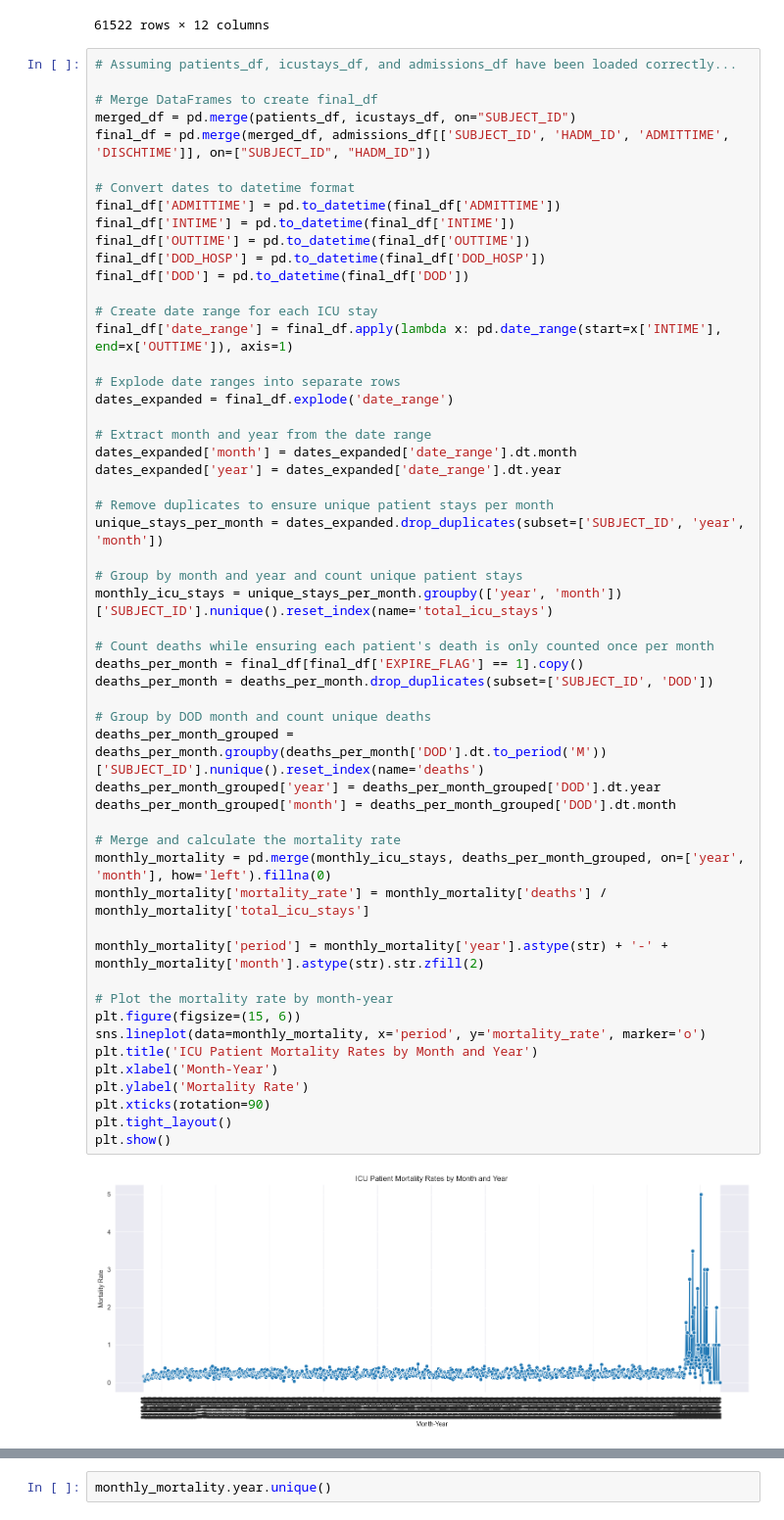
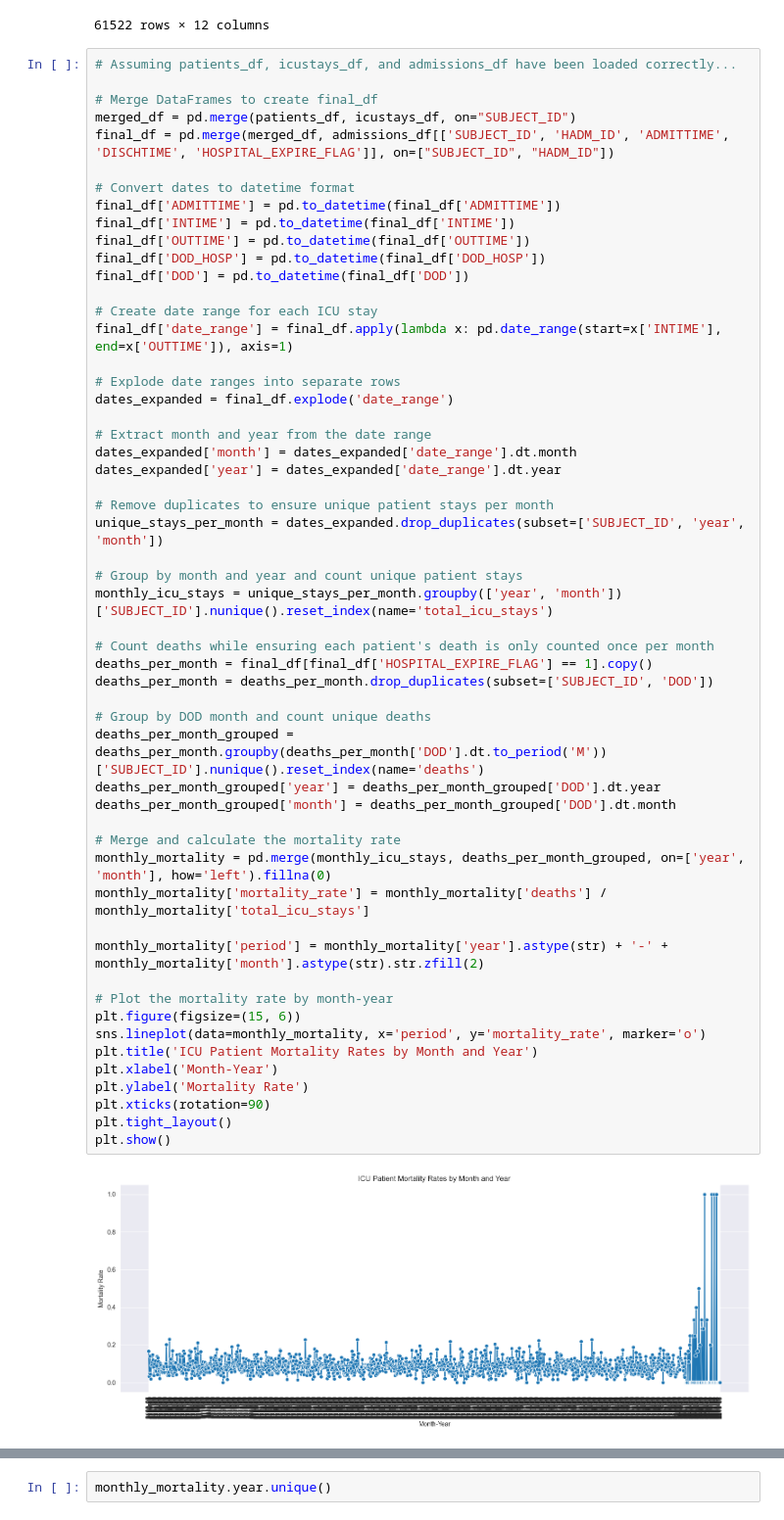
Before and after one commit to Math2130/MIMIC-III-Mortality-Analysis, a Jupyter notebook: VisualizationTime.ipynb, the cells around one changed output, grey strips where cells are left out. Shown at 98% size. Cells and saved outputs as stored; diff of their text form.

Commit message:
Make line plots depend on HOSPITAL_EXPIRE_FLAG

```diff
--- a/VisualizationTime.ipynb
+++ b/VisualizationTime.ipynb
@@ -66,7 +66,7 @@ icustays_df
 
 # Merge DataFrames to create final_df
 merged_df = pd.merge(patients_df, icustays_df, on="SUBJECT_ID")
-final_df = pd.merge(merged_df, admissions_df[['SUBJECT_ID', 'HADM_ID', 'ADMITTIME', 'DISCHTIME']], on=["SUBJECT_ID", "HADM_ID"])
+final_df = pd.merge(merged_df, admissions_df[['SUBJECT_ID', 'HADM_ID', 'ADMITTIME', 'DISCHTIME', 'HOSPITAL_EXPIRE_FLAG']], on=["SUBJECT_ID", "HADM_ID"])
 
 # Convert dates to datetime format
 final_df['ADMITTIME'] = pd.to_datetime(final_df['ADMITTIME'])
@@ -88,32 +88,32 @@ dates_expanded['year'] = dates_expanded['date_range'].dt.year
 # Remove duplicates to ensure unique patient stays per month
 unique_stays_per_month = dates_expanded.drop_duplicates(subset=['SUBJECT_ID', 'year', 'month'])
 
 # Group by month and year and count unique patient stays
 monthly_icu_stays = unique_stays_per_month.groupby(['year', 'month'])['SUBJECT_ID'].nunique().reset_index(name='total_icu_stays')
 
 # Count deaths while ensuring each patient's death is only counted once per month
-deaths_per_month = final_df[final_df['EXPIRE_FLAG'] == 1].copy()
+deaths_per_month = final_df[final_df['HOSPITAL_EXPIRE_FLAG'] == 1].copy()
 deaths_per_month = deaths_per_month.drop_duplicates(subset=['SUBJECT_ID', 'DOD'])
 
 # Group by DOD month and count unique deaths
 deaths_per_month_grouped = deaths_per_month.groupby(deaths_per_month['DOD'].dt.to_period('M'))['SUBJECT_ID'].nunique().reset_index(name='deaths')
 deaths_per_month_grouped['year'] = deaths_per_month_grouped['DOD'].dt.year
 deaths_per_month_grouped['month'] = deaths_per_month_grouped['DOD'].dt.month
 
 # Merge and calculate the mortality rate
 monthly_mortality = pd.merge(monthly_icu_stays, deaths_per_month_grouped, on=['year', 'month'], how='left').fillna(0)
 monthly_mortality['mortality_rate'] = monthly_mortality['deaths'] / monthly_mortality['total_icu_stays']
 
 monthly_mortality['period'] = monthly_mortality['year'].astype(str) + '-' + monthly_mortality['month'].astype(str).str.zfill(2)
 
 # Plot the mortality rate by month-year
 plt.figure(figsize=(15, 6))
 sns.lineplot(data=monthly_mortality, x='period', y='mortality_rate', marker='o')
 plt.title('ICU Patient Mortality Rates by Month and Year')
 plt.xlabel('Month-Year')
 plt.ylabel('Mortality Rate')
 plt.xticks(rotation=90)
 plt.tight_layout()
 plt.show()
 # %% [output]
-[figure, old version]
+[figure, new version]
```
Also changed, not shown: parts of 11 cells of this notebook.
